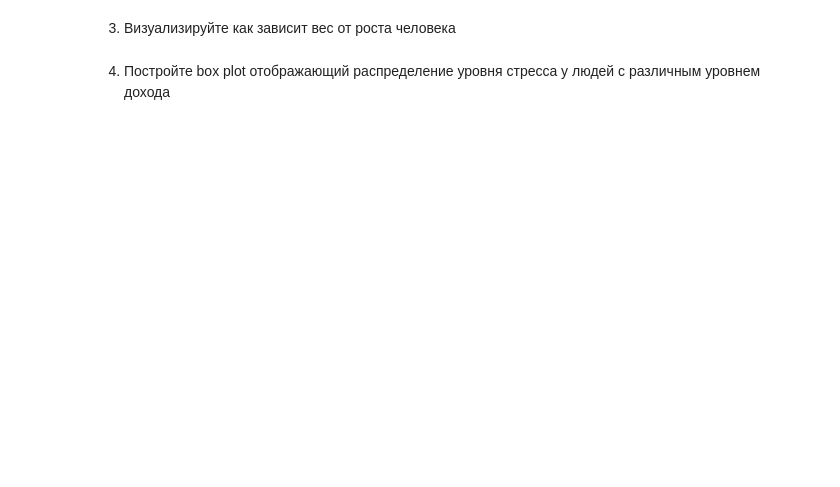
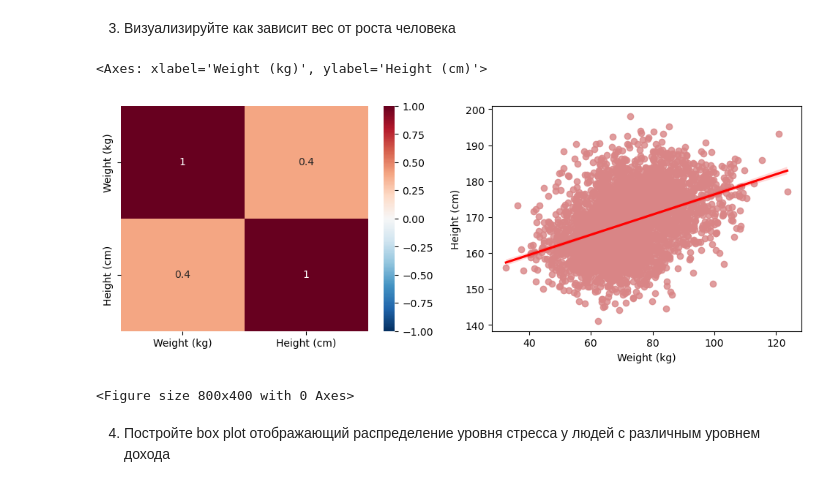
Before and after one commit to theS3ven/ml_labs, a Jupyter notebook: lr1/Variant 7/Lab1-7.ipynb, the cells around one changed output. Drawn from its saved outputs; the diff is of its cells as text; code cells hidden in the pictures; blank space fills up the shorter version.

```diff
--- a/lr1/Variant 7/Lab1-7.ipynb
+++ b/lr1/Variant 7/Lab1-7.ipynb
@@ -293,4 +378,19 @@ plt.show()
 # %% [markdown]
 3. Визуализируйте как зависит вес от роста человека
+# %%
+fig, (ax1, ax2) = plt.subplots(1, 2, figsize=(12, 4))
+plt.figure(figsize=(8,4))
+sns.heatmap(
+    data[['Weight (kg)', 'Height (cm)']].corr(),
+    cmap='RdBu_r', # задаёт цветовую схему
+    annot=True, # рисует значения внутри ячеек
+    vmin=-1, vmax=1, # указывает начало цветовых кодов от -1 до 1.
+    ax=ax1);
+sns.regplot(x=data['Weight (kg)'], y=data['Height (cm)'], scatter_kws={"color": "#D98586"}, line_kws={"color": "red"}, ax=ax2)
+# Хоть и линия regplot не показывает mean или median, она проходит по наибольшей плотности, впринципе, исходия также из heatmap, можно сделать вывод, что рост и вес связаны
+# %% [output]
+<Axes: xlabel='Weight (kg)', ylabel='Height (cm)'>
+[figure, added]
+<Figure size 800x400 with 0 Axes>
 # %% [markdown]
 4. Постройте box plot отображающий распределение уровня стресса у людей с различным уровнем дохода
```
Also changed, not shown: parts of 17 cells of this notebook.
